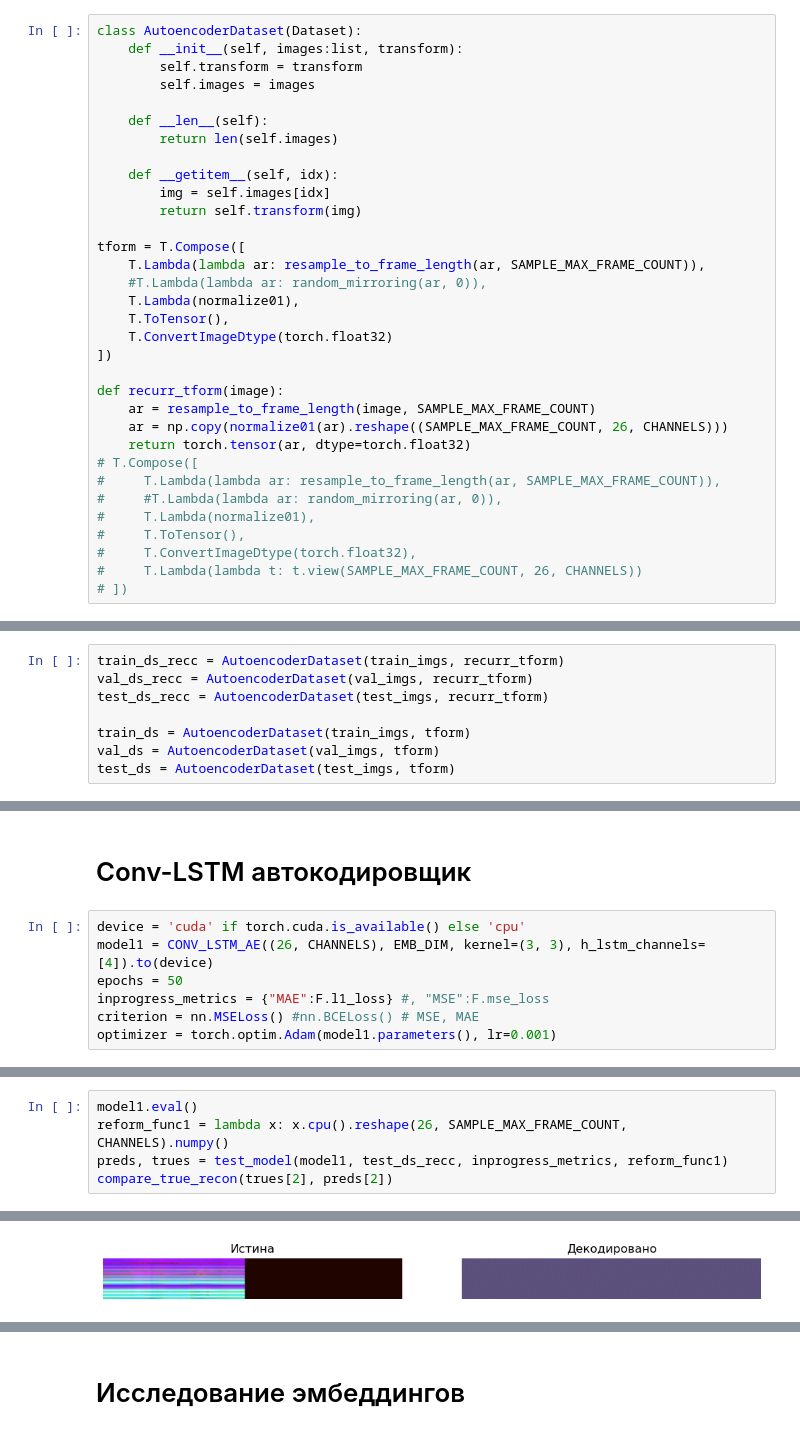
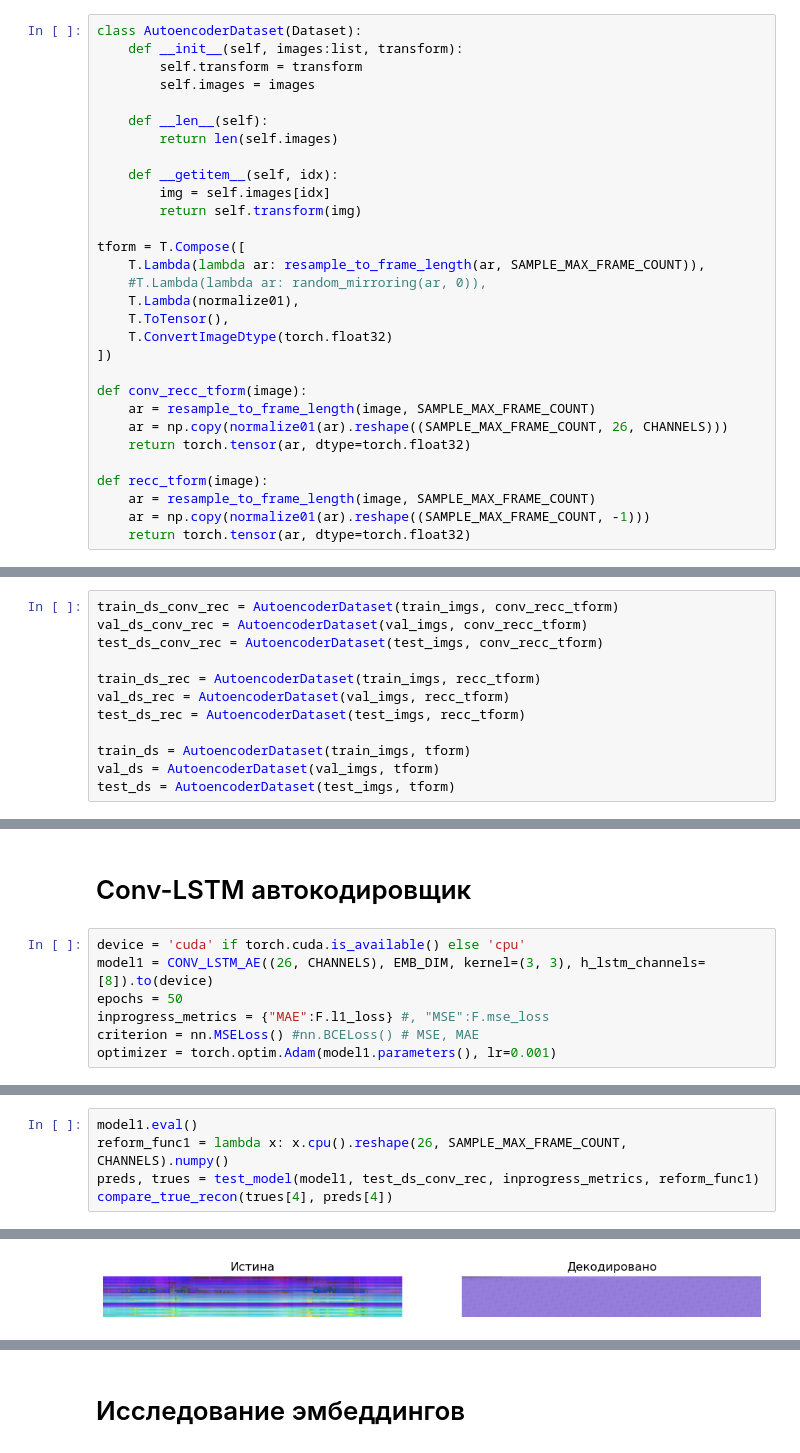
Before and after one commit to gainullinaa/aikido-auto-eval, a Jupyter notebook: embeddings_analysis.ipynb, the cells around one changed output, grey strips where cells are left out. Saved outputs shown, nothing was run; the diff lists cells and outputs as text.

```diff
--- a/embeddings_analysis.ipynb
+++ b/embeddings_analysis.ipynb
@@ -76,18 +75,15 @@ tform = T.Compose([
     T.ConvertImageDtype(torch.float32)
 ])
 
-def recurr_tform(image):
+def conv_recc_tform(image):
     ar = resample_to_frame_length(image, SAMPLE_MAX_FRAME_COUNT)
     ar = np.copy(normalize01(ar).reshape((SAMPLE_MAX_FRAME_COUNT, 26, CHANNELS)))
     return torch.tensor(ar, dtype=torch.float32)
-# T.Compose([
-#     T.Lambda(lambda ar: resample_to_frame_length(ar, SAMPLE_MAX_FRAME_COUNT)),
-#     #T.Lambda(lambda ar: random_mirroring(ar, 0)),
-#     T.Lambda(normalize01),
-#     T.ToTensor(),
-#     T.ConvertImageDtype(torch.float32),
-#     T.Lambda(lambda t: t.view(SAMPLE_MAX_FRAME_COUNT, 26, CHANNELS))
-# ])
+
+def recc_tform(image):
+    ar = resample_to_frame_length(image, SAMPLE_MAX_FRAME_COUNT)
+    ar = np.copy(normalize01(ar).reshape((SAMPLE_MAX_FRAME_COUNT, -1)))
+    return torch.tensor(ar, dtype=torch.float32)
 # %%
 # dividing
 train_frac = 0.7
@@ -111,9 +107,13 @@ Train count 208
 Test count 56
 Val count 33
 # %%
-train_ds_recc = AutoencoderDataset(train_imgs, recurr_tform)
-val_ds_recc = AutoencoderDataset(val_imgs, recurr_tform)
-test_ds_recc = AutoencoderDataset(test_imgs, recurr_tform)
+train_ds_conv_rec = AutoencoderDataset(train_imgs, conv_recc_tform)
+val_ds_conv_rec = AutoencoderDataset(val_imgs, conv_recc_tform)
+test_ds_conv_rec = AutoencoderDataset(test_imgs, conv_recc_tform)
+
+train_ds_rec = AutoencoderDataset(train_imgs, recc_tform)
+val_ds_rec = AutoencoderDataset(val_imgs, recc_tform)
+test_ds_rec = AutoencoderDataset(test_imgs, recc_tform)
 
 train_ds = AutoencoderDataset(train_imgs, tform)
 val_ds = AutoencoderDataset(val_imgs, tform)
@@ -392,7 +392,7 @@ compare_true_recon(trues[10], preds[10])
 # Conv-LSTM автокодировщик
 # %%
 device = 'cuda' if torch.cuda.is_available() else 'cpu'
-model1 = CONV_LSTM_AE((26, CHANNELS), EMB_DIM, kernel=(3, 3), h_lstm_channels=[4]).to(device)
+model1 = CONV_LSTM_AE((26, CHANNELS), EMB_DIM, kernel=(3, 3), h_lstm_channels=[8]).to(device)
 epochs = 50
 inprogress_metrics = {"MAE":F.l1_loss} #, "MSE":F.mse_loss
 criterion = nn.MSELoss() #nn.BCELoss() # MSE, MAE
@@ -417,6 +417,6 @@ plot_metrics(train_history, val_history)
 # %%
 model1.eval()
 reform_func1 = lambda x: x.cpu().reshape(26, SAMPLE_MAX_FRAME_COUNT, CHANNELS).numpy()
-preds, trues = test_model(model1, test_ds_recc, inprogress_metrics, reform_func1)
-compare_true_recon(trues[2], preds[2])
+preds, trues = test_model(model1, test_ds_conv_rec, inprogress_metrics, reform_func1)
+compare_true_recon(trues[4], preds[4])
 # %% [output]
@@ -424 +424 @@ Test| Loss: 0.11613792373931833 MAE: 0.3028035714285715
-[figure, old version]
+[figure, new version]
```
Also changed, not shown: parts of 21 cells of this notebook.
